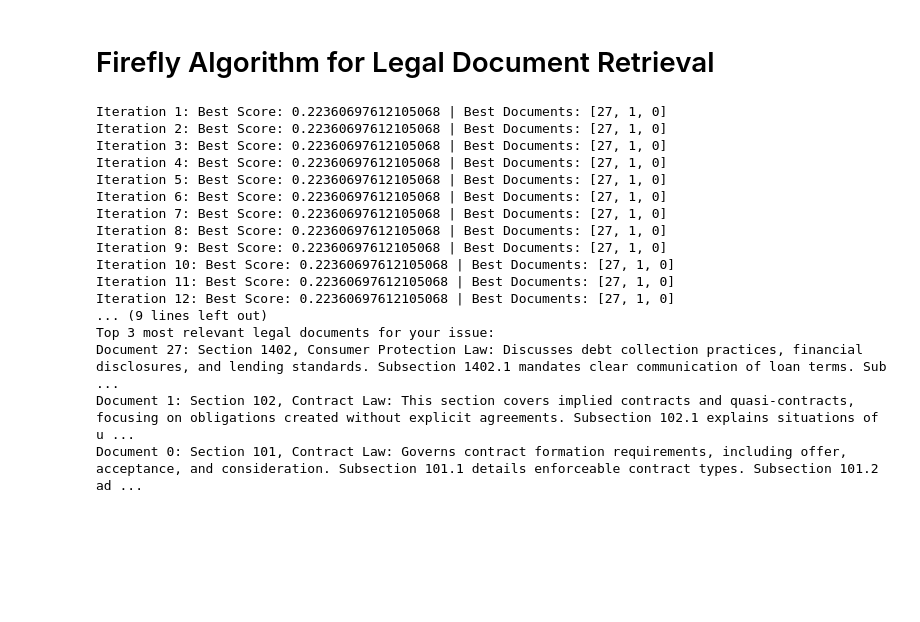
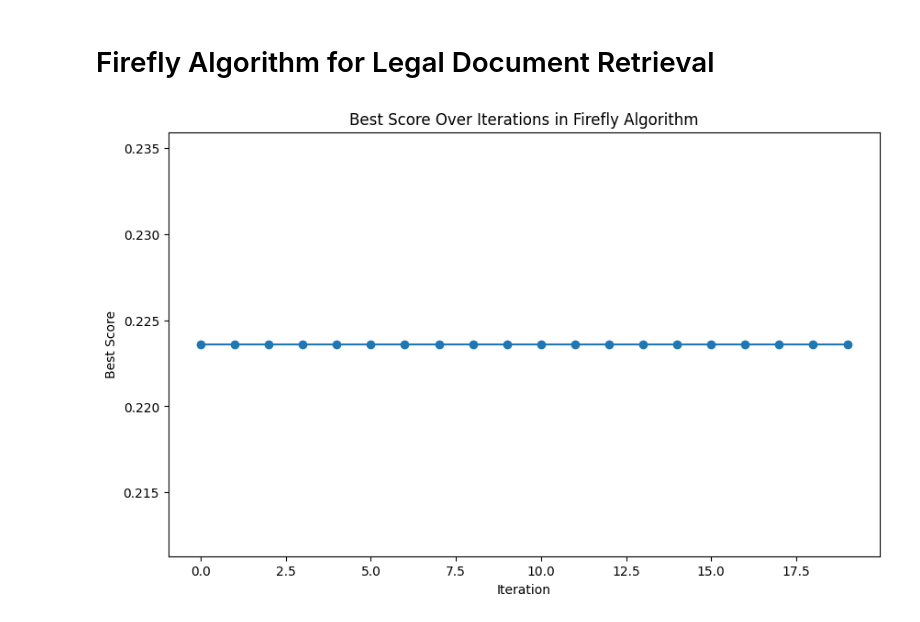
Before and after one commit to SanjeevGO123/legal-reference-analysis, a Jupyter notebook: legaldocument.ipynb, the cells around one changed output. Drawn from its saved outputs; the diff is of its cells as text; code cells hidden in the pictures; blank space fills up the shorter version.

```diff
--- a/legaldocument.ipynb
+++ b/legaldocument.ipynb
@@ -395,17 +581,18 @@ Document 8: Real estate law governs property ownership, zoning, mortgages, and l
 # Firefly Algorithm for Legal Document Retrieval
 # %%
 import numpy as np
+import random
+import matplotlib.pyplot as plt
 from sklearn.feature_extraction.text import TfidfVectorizer
 from sklearn.metrics.pairwise import cosine_similarity
-import random
 
-# Step 1: Legal document corpus
+# Sample Legal document corpus for demonstration
 legal_documents = corpus
 
-# Step 2: User's issue as input query
+# User's issue as input query
 user_issue = "Somebody breached our contract and caused financial loss. What legal actions can we take?"
 
-# Step 3: Fine-tuned TF-IDF Vectorizer for document-query similarity
+# TF-IDF Vectorizer for document-query similarity
 vectorizer = TfidfVectorizer(ngram_range=(1, 2), max_df=0.8, max_features=500, stop_words='english')
 combined_corpus = legal_documents + [user_issue]
 combined_tfidf_matrix = vectorizer.fit_transform(combined_corpus)
@@ -415,71 +602,59 @@ query_tfidf_matrix = combined_tfidf_matrix[-1]
 
 similarity_scores = cosine_similarity(document_tfidf_matrix, query_tfidf_matrix).flatten()
 
-# Step 4: Firefly Algorithm Parameters
-num_fireflies = 5  # Reduced number of fireflies
-num_iterations = 20  # Reduced iterations for faster performance
-top_k = 3  # Number of relevant documents to retrieve
+# Firefly Algorithm Parameters
+num_fireflies = 5
+num_iterations = 20
+top_k = 3
 
 # Initialize fireflies based on top-ranked documents
 initial_candidates = np.argsort(similarity_scores)[-top_k:]
 fireflies = [list(initial_candidates) for _ in range(num_fireflies)]
 
 # Initialize light intensities based on similarity scores
 light_intensities = [sum(similarity_scores[firefly]) for firefly in fireflies]
 
 # Firefly parameters
-gamma = 0.8  # Attraction decay rate
-alpha = 0.1  # Lower randomness to increase precision
+gamma = 0.8
+alpha = 0.1
 
 # Precomputed distances between documents
 distance_matrix = cosine_similarity(document_tfidf_matrix)
 
+# Function to update positions
 def update_position(firefly, brighter_firefly):
-    new_firefly = list(brighter_firefly)  # Start with indices from the brighter firefly
-    while len(new_firefly) < len(firefly):  # Maintain length by adding high-similarity indices
+    new_firefly = list(brighter_firefly)
+    while len(new_firefly) < len(firefly):
         candidate = np.argmax(similarity_scores)
         if candidate not in new_firefly:
             new_firefly.append(candidate)
     return new_firefly
+
+# Track best scores for plotting
+best_scores = []
 
 # Firefly Algorithm Optimization
 for iteration in range(num_iterations):
     for i in range(num_fireflies):
         for j in range(num_fireflies):
             if light_intensities[j] > light_intensities[i]:  # Move towards brighter firefly
                 distance = 1 - np.mean(distance_matrix[fireflies[i], fireflies[j]])
                 if distance > 0:
                     fireflies[i] = update_position(fireflies[i], fireflies[j])
-
                     new_score = sum(similarity_scores[fireflies[i]])
                     if new_score > light_intensities[i]:
                         light_intensities[i] = new_score
 
-    # Output the best firefly per iteration
-    best_index = np.argmax(light_intensities)
-    print(f"Iteration {iteration + 1}: Best Score: {light_intensities[best_index]} | Best Documents: {fireflies[best_index]}")
+    # Track the best score for this iteration
+    best_score = max(light_intensities)
+    best_scores.append(best_score)
 
-# Final output
-best_firefly_index = np.argmax(light_intensities)
-best_documents = fireflies[best_firefly_index]
-print(f"\nTop {top_k} most relevant legal documents for your issue:")
-for idx in best_documents:
-    print(f"Document {idx}: {legal_documents[idx]}")
+# Plotting the best score over iterations
+plt.figure(figsize=(10, 6))
+plt.plot(range(num_iterations), best_scores, marker='o')
+plt.title("Best Score Over Iterations in Firefly Algorithm")
+plt.xlabel("Iteration")
+plt.ylabel("Best Score")
+plt.show()
 # %% [output]
-Iteration 1: Best Score: 0.22360697612105068 | Best Documents: [27, 1, 0]
-Iteration 2: Best Score: 0.22360697612105068 | Best Documents: [27, 1, 0]
-Iteration 3: Best Score: 0.22360697612105068 | Best Documents: [27, 1, 0]
-Iteration 4: Best Score: 0.22360697612105068 | Best Documents: [27, 1, 0]
-Iteration 5: Best Score: 0.22360697612105068 | Best Documents: [27, 1, 0]
-Iteration 6: Best Score: 0.22360697612105068 | Best Documents: [27, 1, 0]
-Iteration 7: Best Score: 0.22360697612105068 | Best Documents: [27, 1, 0]
-Iteration 8: Best Score: 0.22360697612105068 | Best Documents: [27, 1, 0]
-Iteration 9: Best Score: 0.22360697612105068 | Best Documents: [27, 1, 0]
-Iteration 10: Best Score: 0.22360697612105068 | Best Documents: [27, 1, 0]
-Iteration 11: Best Score: 0.22360697612105068 | Best Documents: [27, 1, 0]
-Iteration 12: Best Score: 0.22360697612105068 | Best Documents: [27, 1, 0]
-... (9 lines left out)
-Top 3 most relevant legal documents for your issue:
-Document 27: Section 1402, Consumer Protection Law: Discusses debt collection practices, financial disclosures, and lending standards. Subsection 1402.1 mandates clear communication of loan terms. Sub ...
-Document 1: Section 102, Contract Law: This section covers implied contracts and quasi-contracts, focusing on obligations created without explicit agreements. Subsection 102.1 explains situations of u ...
-Document 0: Section 101, Contract Law: Governs contract formation requirements, including offer, acceptance, and consideration. Subsection 101.1 details enforceable contract types. Subsection 101.2 ad ...
+[figure, added]
```
Also changed, not shown: parts of 4 cells of this notebook.
